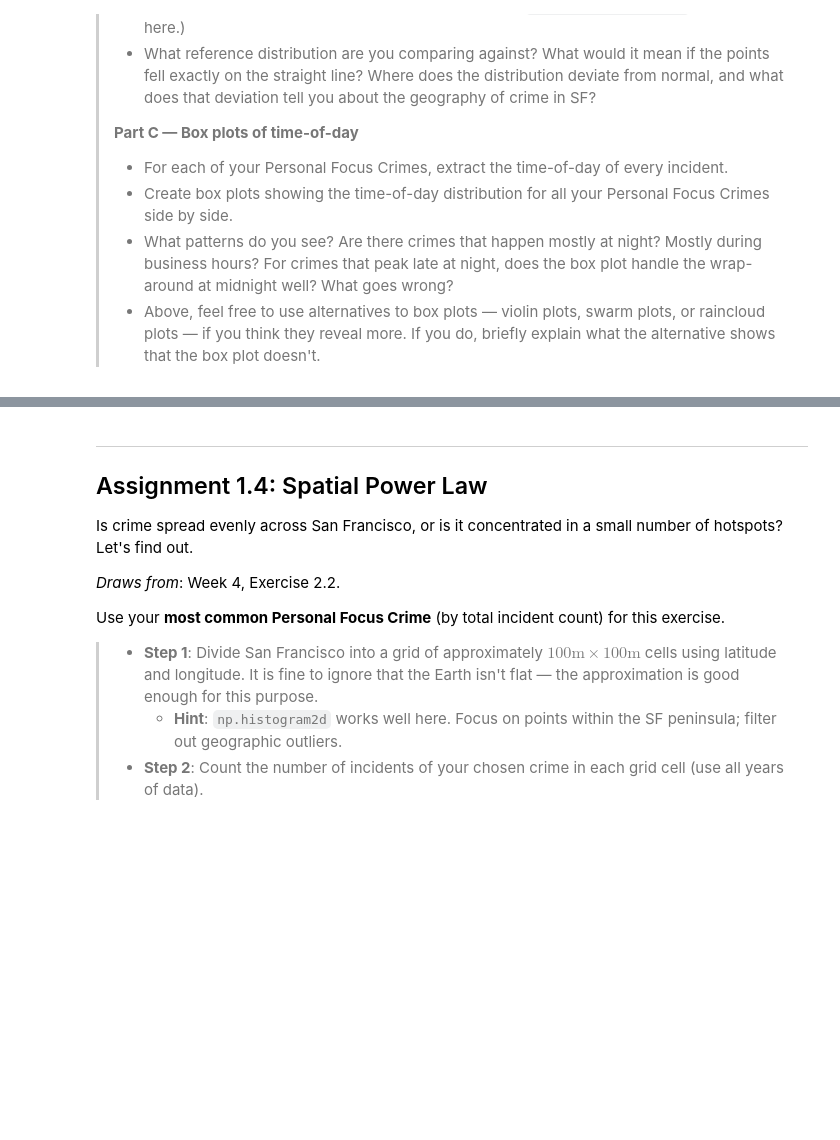
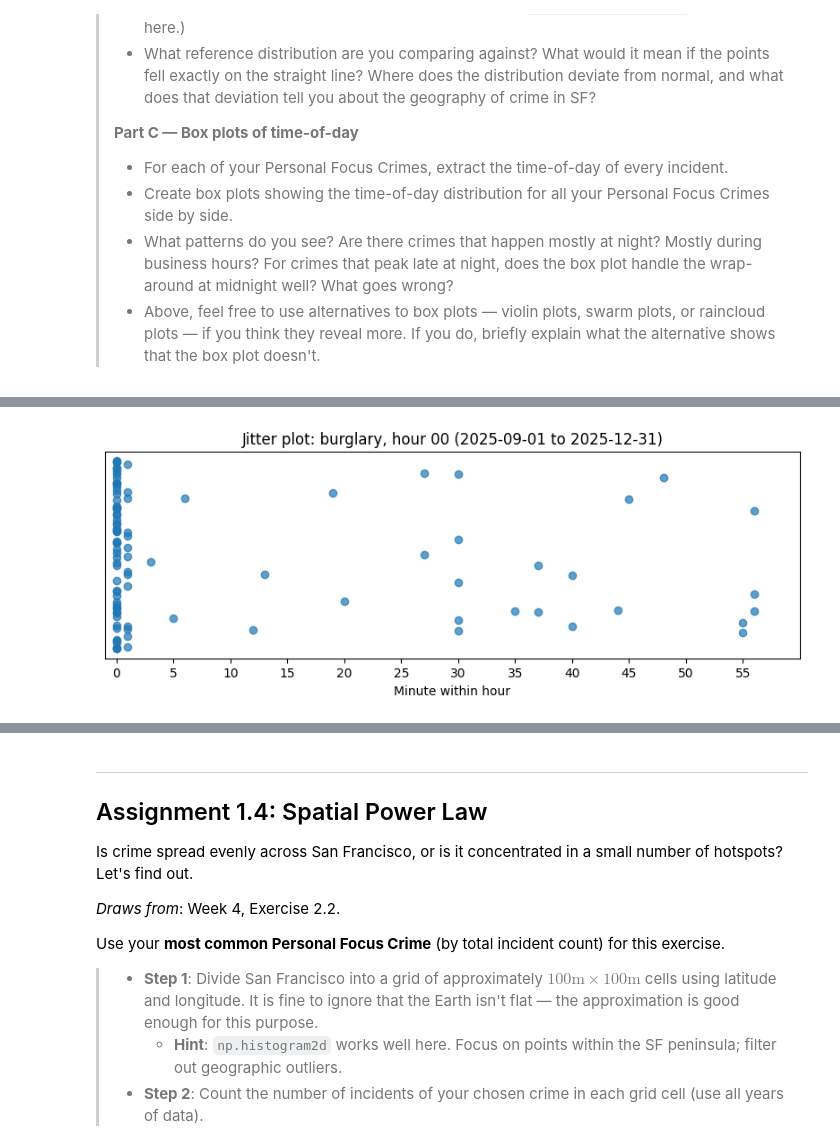
Before and after one commit to FergadakisN/assignment1_social_data_analysis, a Jupyter notebook: Assignment1.ipynb, the cells around one changed output, grey strips where cells are left out. Drawn from its saved outputs; the diff is of its cells as text; code cells hidden in the pictures; blank space fills up the shorter version.

```diff
--- a/Assignment1.ipynb
+++ b/Assignment1.ipynb
@@ -38,5 +39,5 @@ import matplotlib.pyplot as plt
 # %%
-df = pd.read_csv("SFPD_Combined_Data.csv") #dataset load
+df = pd.read_csv("/Users/manostsili/Desktop/dtu/courses/social_data/assignment1/data/SFPD_Combined_Data.csv") #dataset load
 df.head()
 # %% [output]
 |  | Incident Category | Police District | Incident Date | Incident Time | Latitude | Longitude |
@@ -180,0 +187,16 @@ This exercise asks you to recreate several classic plot types from DAOST Chapter
+# %%
+# Ensure datetime types (safe even if already datetime64[ns])
+df["Incident Date"] = pd.to_datetime(df["Incident Date"], errors="coerce")
+df["Incident Time"] = pd.to_datetime(df["Incident Time"], errors="coerce")
+
+# Build a real incident timestamp
+df["Incident Datetime"] = df["Incident Date"] + (
+    pd.to_timedelta(df["Incident Time"].dt.hour, unit="h") +
+    pd.to_timedelta(df["Incident Time"].dt.minute, unit="m")
+)
+
+# Extract hour/minute for filtering + plotting
+df["hour"] = df["Incident Datetime"].dt.hour
+df["minute"] = df["Incident Datetime"].dt.minute
+
+df[["Incident Date", "Incident Time", "Incident Datetime", "hour", "minute"]].head()
@@ -180,0 +218,13 @@ This exercise asks you to recreate several classic plot types from DAOST Chapter
+# %%
+crime = "burglary"
+start, end = "2025-09-01", "2025-12-31"
+
+mask_crime = df["Incident Category"].str.strip().str.lower().eq(crime)
+mask_date = df["Incident Date"].between(start, end)
+sub = df[mask_crime & mask_date].copy()
+
+hour = sub["hour"].value_counts().idxmax()  # most frequent hour for stability
+print(f"Most frequent hour for {crime}: {hour}:00 ({sub['hour'].value_counts()[hour]} occurrences)")
+hour_df = sub[sub["hour"] == hour].copy()
+print(hour_df.head(3))
+len(sub), len(hour_df)
@@ -180,0 +243,14 @@ This exercise asks you to recreate several classic plot types from DAOST Chapter
+# %%
+hour_df = sub[sub["hour"] == hour].copy()  # ensure consistent after hour choice
+hour_df["jitter"] = np.random.uniform(-0.4, 0.4, size=len(hour_df))
+
+plt.figure(figsize=(10, 3))
+plt.scatter(hour_df["minute"], hour_df["jitter"], alpha=0.7)
+plt.xlim(-1, 60)
+plt.xticks(range(0, 60, 5))
+plt.yticks([])
+plt.xlabel("Minute within hour")
+plt.title(f"Jitter plot: {crime}, hour {hour:02d} ({start} to {end})")
+plt.show()
+# %% [output]
+[figure, added]
```
Also changed, not shown: parts of 18 cells of this notebook.
